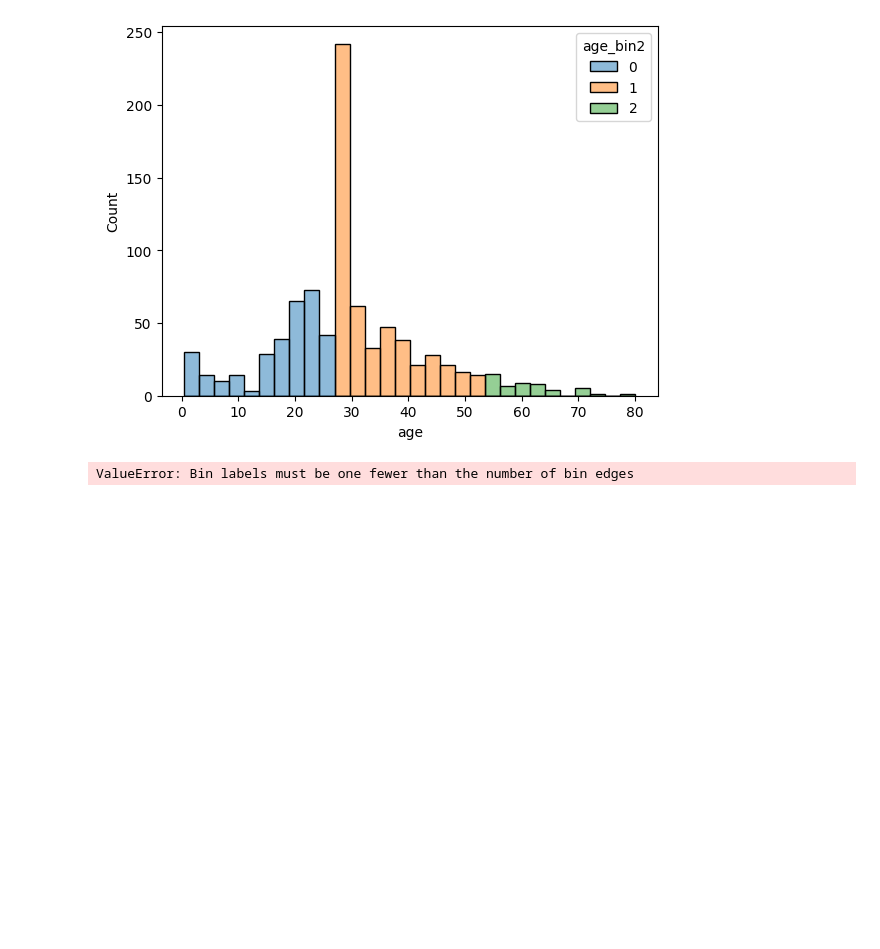
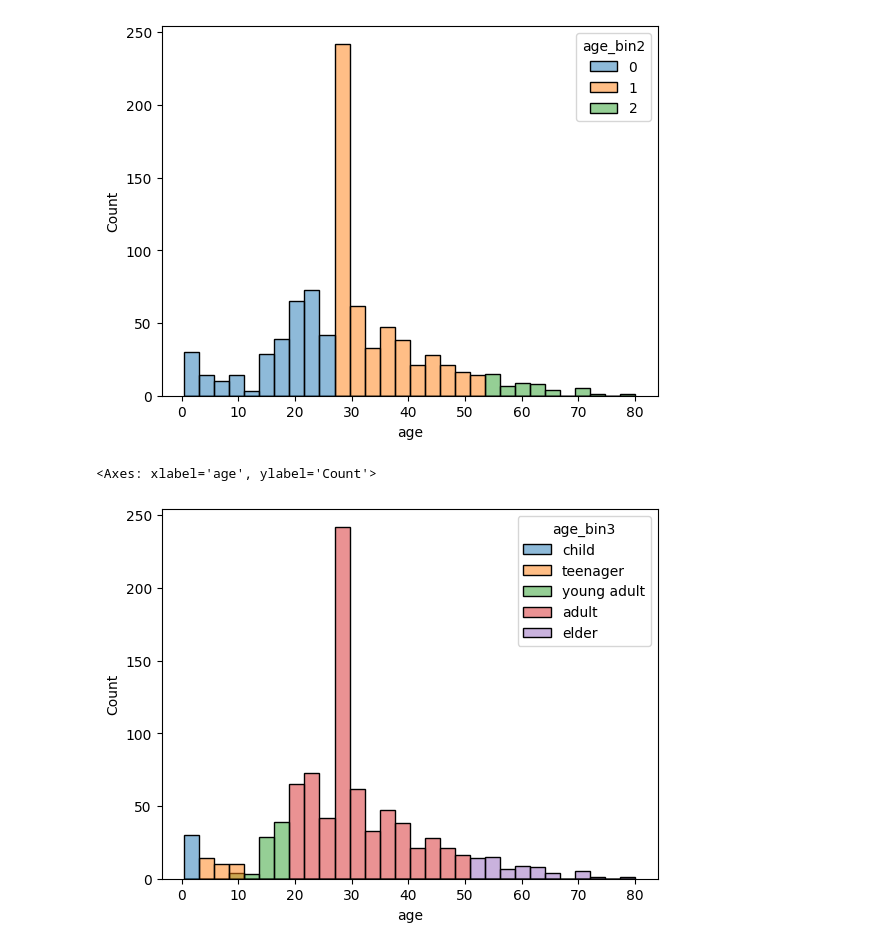
Before and after one commit to Ind-saurabh-kumar/Data_Science_Course, a Jupyter notebook: Machine_Learning/08_discretization.ipynb, the cells around one changed output. Drawn from its saved outputs; the diff is of its cells as text; code cells hidden in the pictures; blank space fills up the shorter version.

```diff
--- a/Machine_Learning/08_discretization.ipynb
+++ b/Machine_Learning/08_discretization.ipynb
@@ -63,9 +63,10 @@ sns.histplot(df, x='age', hue='age_bin2')
 # %%
 # define the bins
 
-bins =[0, 10, 18, 50, 80]
+bins =[0, 3, 10, 18, 50, 80]
 labels = ['child', 'teenager', 'young adult', 'adult', 'elder']
 df['age_bin3'] = pd.cut(df['age'], bins = bins, labels = labels)
 sns.histplot(df, x='age', hue='age_bin3')
 # %% [output]
-ValueError: Bin labels must be one fewer than the number of bin edges
+<Axes: xlabel='age', ylabel='Count'>
+[figure, added]
```
Also changed, not shown: 1 other file.
